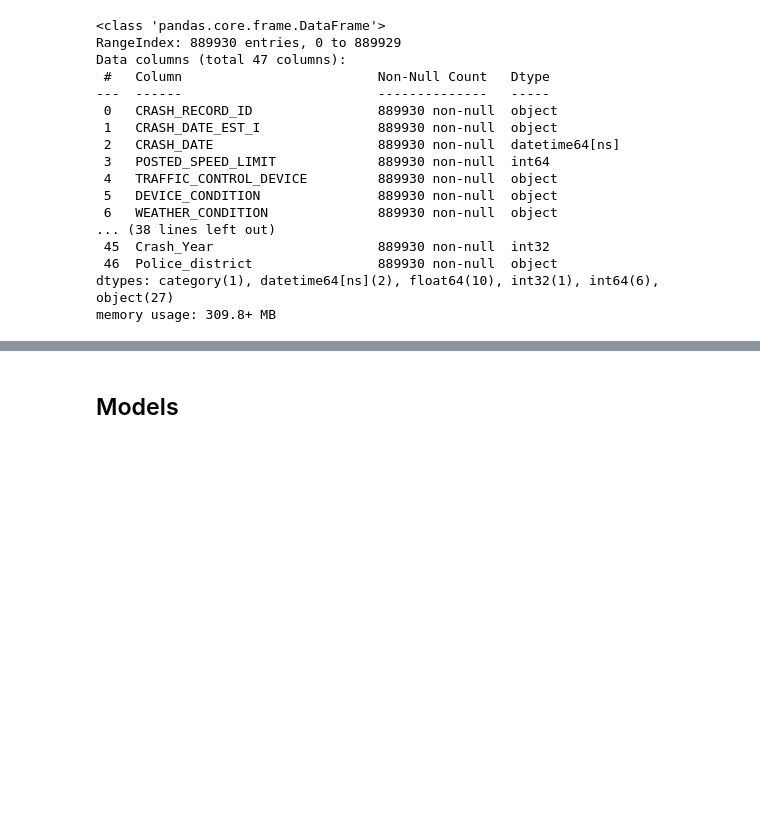
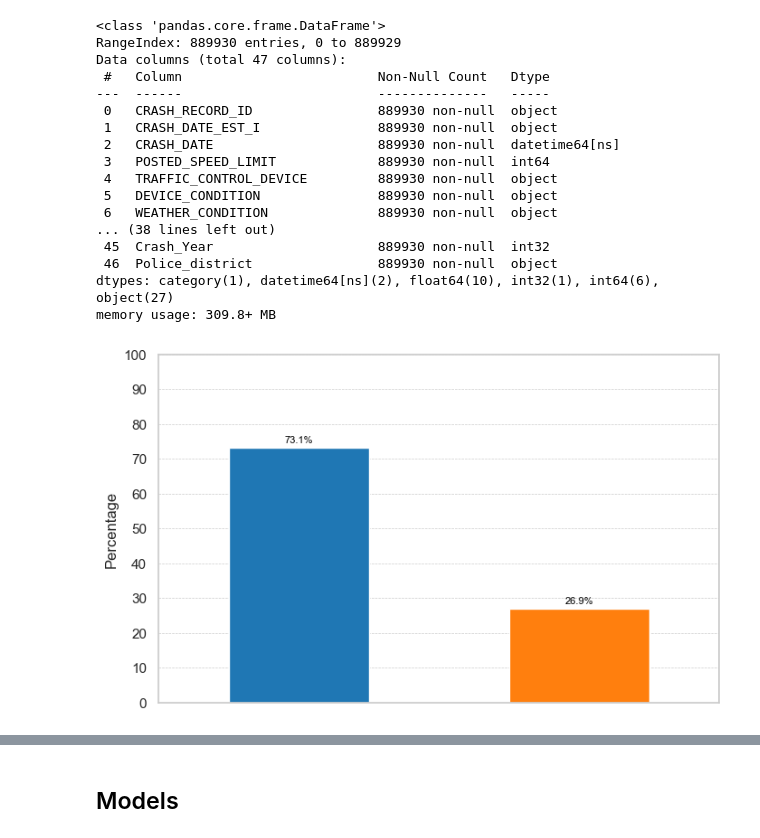
Before and after one commit to fsaudm/stat480_project, a Jupyter notebook: eda.ipynb, the cells around one changed output, grey strips where cells are left out. Saved outputs shown, nothing was run; the diff lists cells and outputs as text; code cells hidden in the pictures; blank space fills up the shorter version.

```diff
--- a/eda.ipynb
+++ b/eda.ipynb
@@ -44,7 +44,7 @@ def clean_data(df):
     # Fill missing values in CRASH_DATE_EST_I with 'N'
     df['CRASH_DATE_EST_I'] = df['CRASH_DATE_EST_I'].fillna('N')
     # Fill missing REPORT_TYPE with 'unknown'
-    df['REPORT_TYPE'] = df['REPORT_TYPE'].fillna('UNKNOWN')
+    df['REPORT_TYPE'] = df['REPORT_TYPE'].fillna('NO_REPORT') ####!!!!!!!!!!!!!!!!
     # Fill missing values with 'N'
     df[['INTERSECTION_RELATED_I', 'NOT_RIGHT_OF_WAY_I', 'HIT_AND_RUN_I']] = df[['INTERSECTION_RELATED_I', 'NOT_RIGHT_OF_WAY_I', 'HIT_AND_RUN_I']].fillna('N')
     # Transform CRASH_DATE and DATE_POLICE_NOTIFIED to date formats
@@ -63,7 +63,7 @@ def clean_data(df):
 
     ####################
     # Fill missing values with 'UNKNOWN': 'WORK_ZONE_TYPE'
-    df['WORK_ZONE_TYPE'] = df['WORK_ZONE_TYPE'].fillna('NO_REPORT')
+    df['WORK_ZONE_TYPE'] = df['WORK_ZONE_TYPE'].fillna('UNKNOWN') ####!!!!!!!!!!!!!!!!
     ####################
     # Fill missing values with '-1'!!: 'LANE_CNT'
     df['LANE_CNT'] = df['LANE_CNT'].fillna(-1).astype(int)
@@ -157,3 +157,25 @@ Data columns (total 47 columns):
  46  Police_district                889930 non-null  object
 dtypes: category(1), datetime64[ns](2), float64(10), int32(1), int64(6), object(27)
 memory usage: 309.8+ MB
+# %%
+import matplotlib as plt
+
+
+
+colors_CRASH_TYPE = plt.cm.tab10(range(len(df_clean['CRASH_TYPE'].value_counts())))
+ax1 = (df_clean['CRASH_TYPE'].value_counts(normalize=True) * 100).plot.bar(
+    figsize=(8, 5),
+    xlabel="",
+    ylabel="Percentage",
+    xticks=[],
+    legend=False,
+    color=colors_CRASH_TYPE,
+)
+
+ax1.set_ylim(0, 100)
+ax1.set_yticks(range(0, 101, 10))  # Grid lines every 10%
+ax1.grid(axis='y', which='major', linestyle='--', linewidth=0.5)
+for i, value in enumerate((df_clean['CRASH_TYPE'].value_counts(normalize=True) * 100)):
+    ax1.text(i, value + 1, f'{value:.1f}%', ha='center', va='bottom', color='black', fontsize=8)
+# %% [output]
+[figure, added]
```
Also changed, not shown: parts of 6 cells of this notebook.
